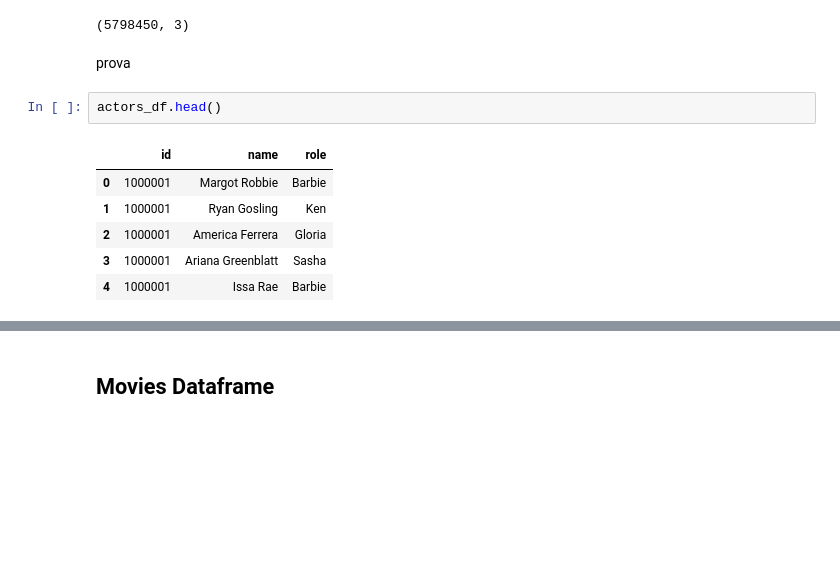
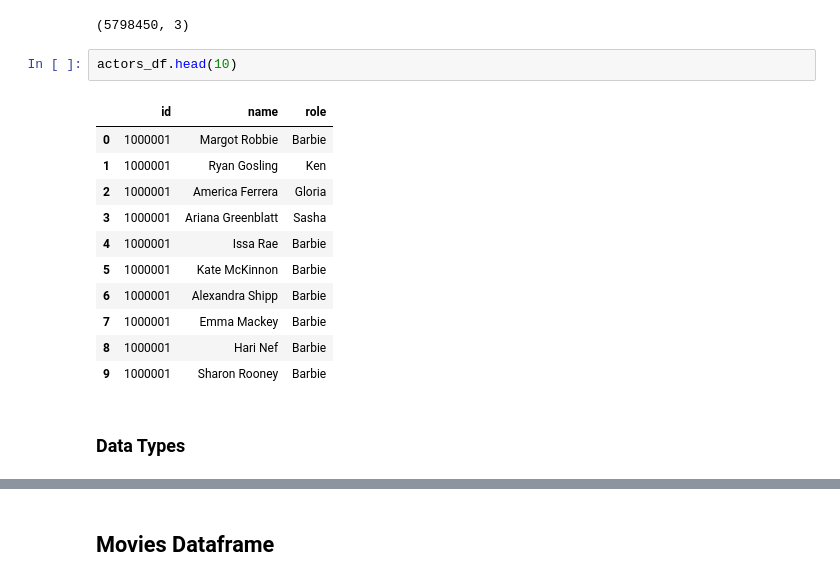
Before and after one commit to Kristalliste/IUM-TWEB, a Jupyter notebook: solution/Notebooks/Exploration/exploration.ipynb, the cells around one changed output, grey strips where cells are left out. Drawn from its saved outputs; the diff is of its cells as text; blank space fills up the shorter version.

Commit message:
Aggiunte le celle dei dataset actors, countries, languages, themes, the oscar awards e rotten tomatoes reviews

```diff
--- a/solution/Notebooks/Exploration/exploration.ipynb
+++ b/solution/Notebooks/Exploration/exploration.ipynb
@@ -14,14 +16,19 @@ actors_df = pd.read_csv('../../Data/actors.csv')
 actors_df.shape
 # %% [output]
 (5798450, 3)
-# %% [markdown]
-prova
 # %%
-actors_df.head()
+actors_df.head(10)
 # %% [output]
 |  | id | name | role |
 | 0 | 1000001 | Margot Robbie | Barbie |
 | 1 | 1000001 | Ryan Gosling | Ken |
 | 2 | 1000001 | America Ferrera | Gloria |
 | 3 | 1000001 | Ariana Greenblatt | Sasha |
 | 4 | 1000001 | Issa Rae | Barbie |
+| 5 | 1000001 | Kate McKinnon | Barbie |
+| 6 | 1000001 | Alexandra Shipp | Barbie |
+| 7 | 1000001 | Emma Mackey | Barbie |
+| 8 | 1000001 | Hari Nef | Barbie |
+| 9 | 1000001 | Sharon Rooney | Barbie |
+# %% [markdown]
+### Data Types
```
Also changed, not shown: parts of 126 cells of this notebook.
